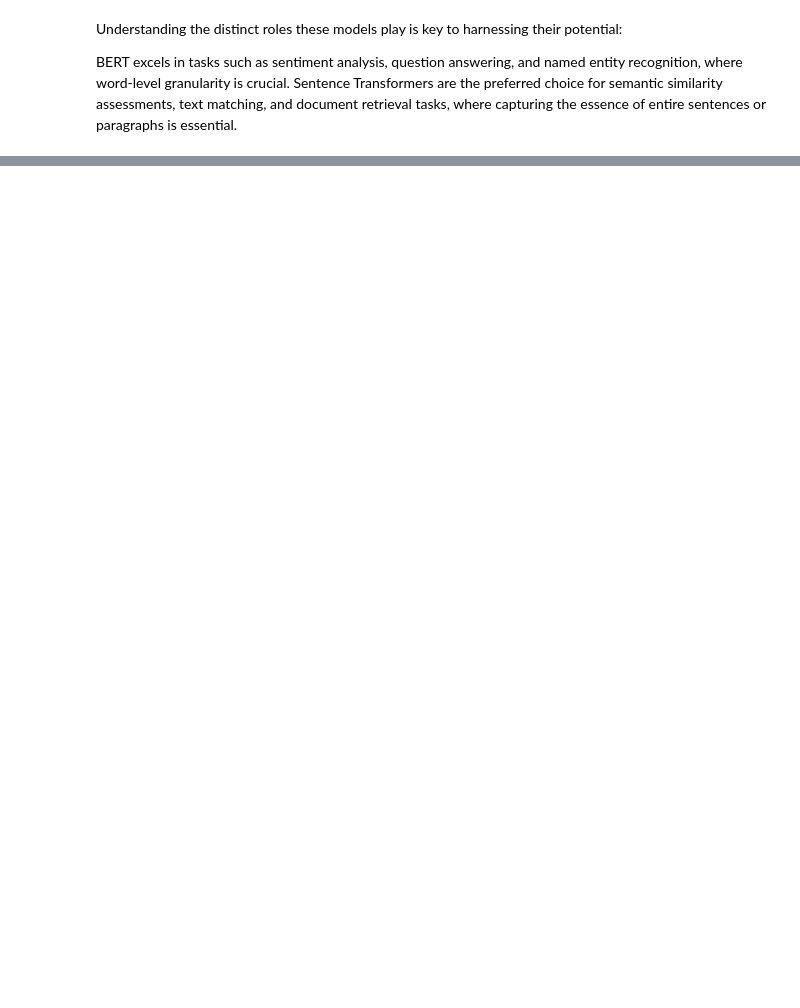
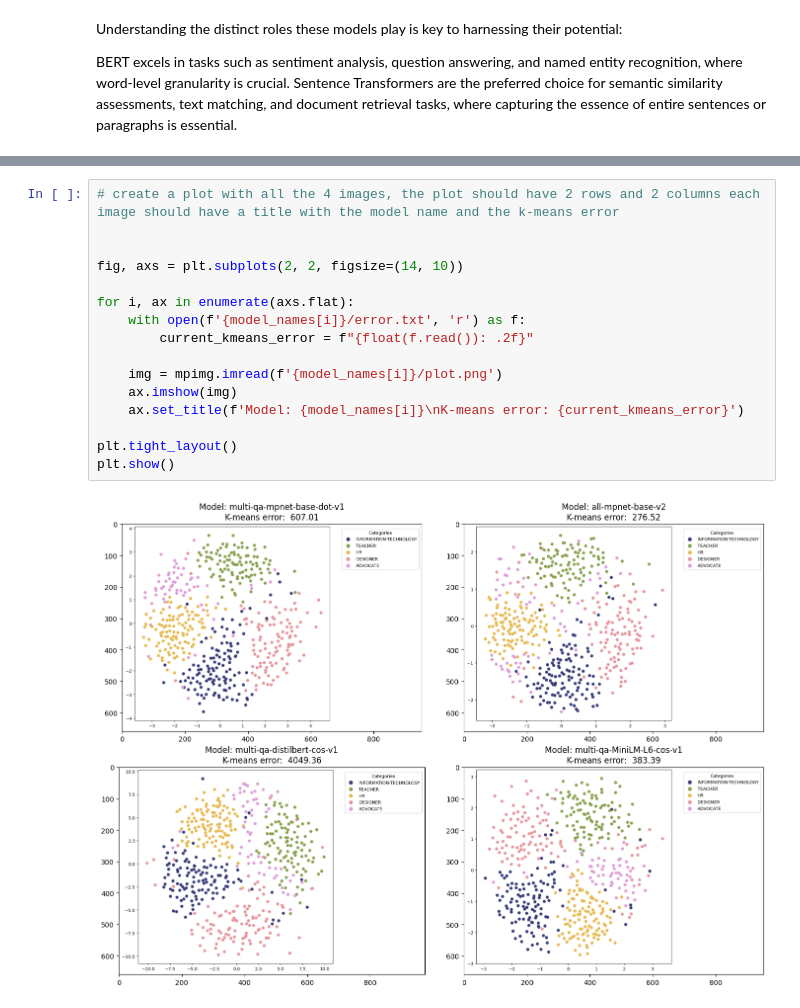
Before and after one commit to VictorHenrique317/nlp_tp_final, a Jupyter notebook: main.ipynb, the cells around one changed output, grey strips where cells are left out. Saved outputs shown, nothing was run; the diff lists cells and outputs as text; blank space fills up the shorter version.

```diff
--- a/main.ipynb
+++ b/main.ipynb
@@ -109,0 +103,18 @@ Cosine similarity: 0.9094988703727722
+# %%
+# create a plot with all the 4 images, the plot should have 2 rows and 2 columns each image should have a title with the model name and the k-means error
+
+
+fig, axs = plt.subplots(2, 2, figsize=(14, 10))
+
+for i, ax in enumerate(axs.flat):
+    with open(f'{model_names[i]}/error.txt', 'r') as f:
+        current_kmeans_error = f"{float(f.read()): .2f}"
+
+    img = mpimg.imread(f'{model_names[i]}/plot.png')
+    ax.imshow(img)
+    ax.set_title(f'Model: {model_names[i]}\nK-means error: {current_kmeans_error}')
+
+plt.tight_layout()
+plt.show()
+# %% [output]
+[figure, added]
```
Also changed, not shown: parts of 10 cells of this notebook, 8 other files.
